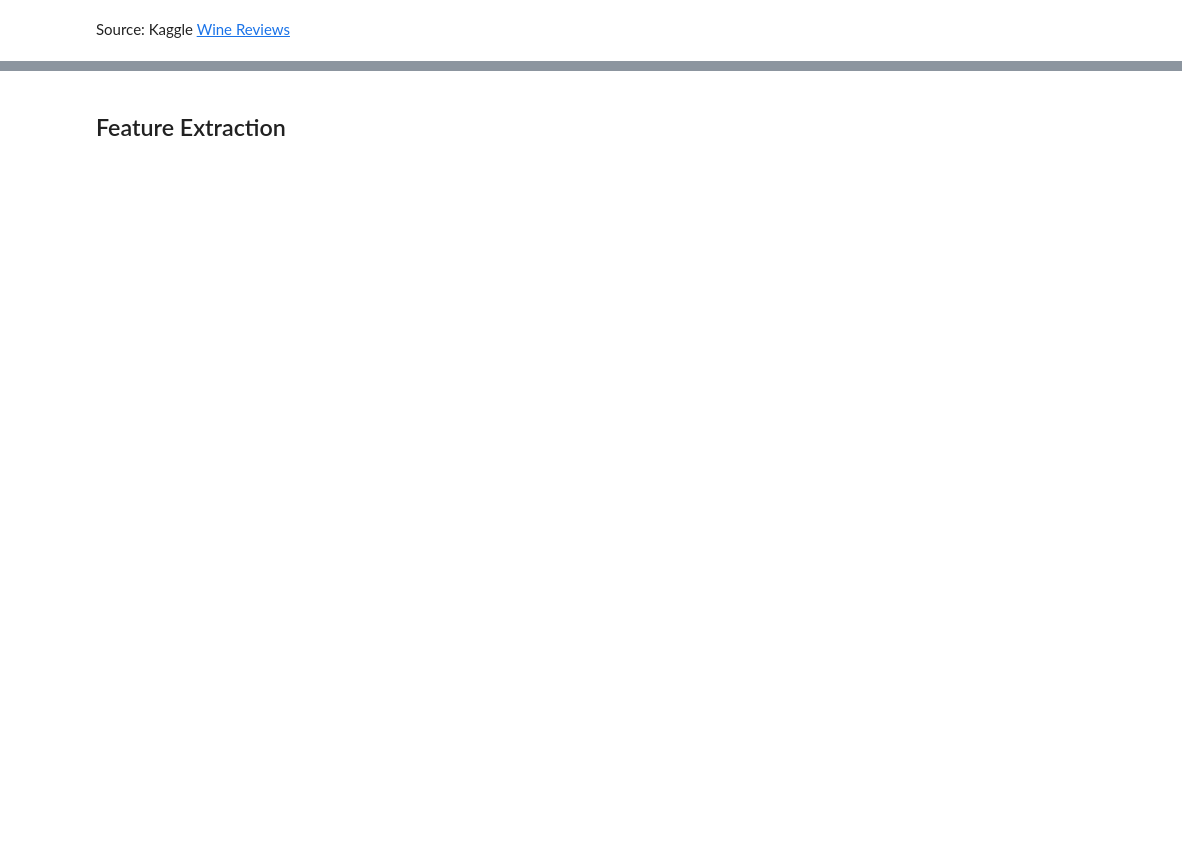
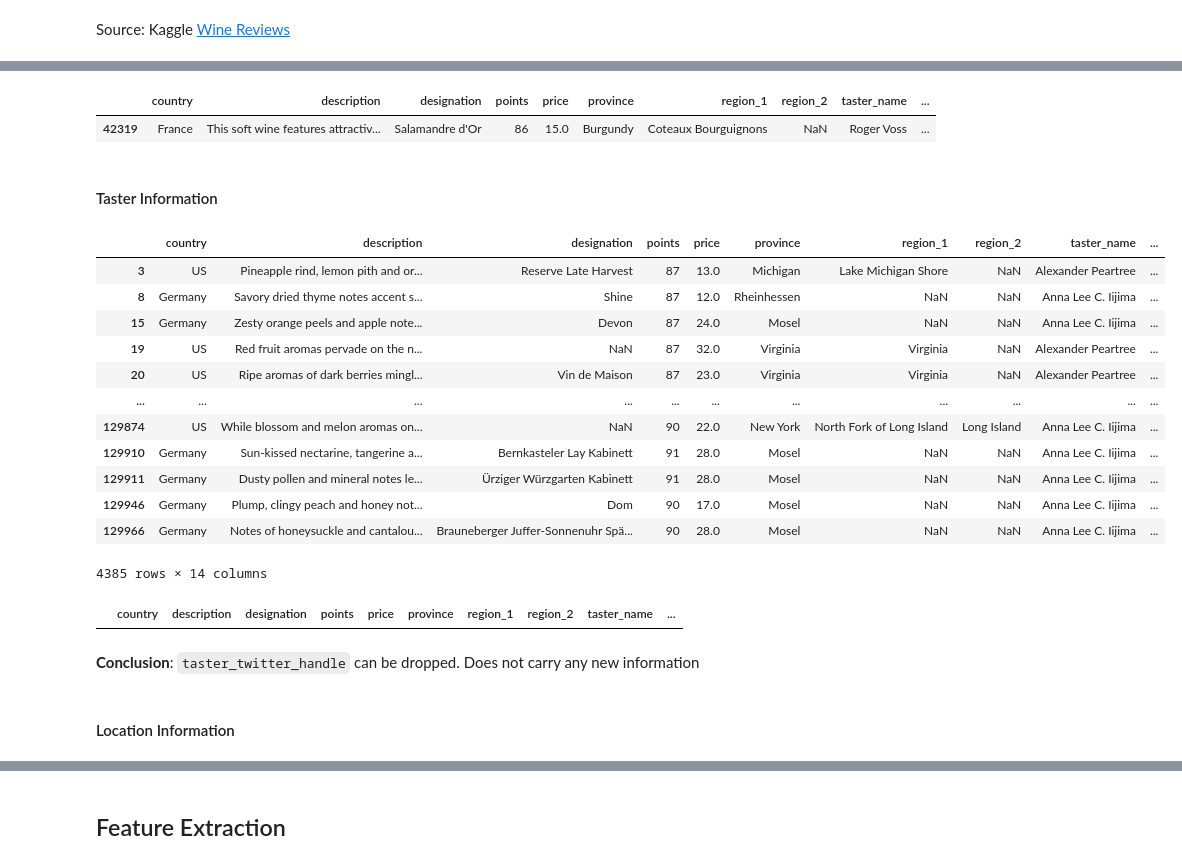
Before and after one commit to pasmith/oenologist, a Jupyter notebook: wine_review-1.ipynb, the cells around one changed output, grey strips where cells are left out. Drawn from its saved outputs; the diff is of its cells as text; code cells hidden in the pictures; blank space fills up the shorter version.

```diff
--- a/wine_review-1.ipynb
+++ b/wine_review-1.ipynb
@@ -113,0 +192,12 @@ reviews.describe()
+# %%
+mask = reviews.title.notna()
+mask &= reviews.description.notna()
+mask &= reviews.year.notna()
+mask &= reviews.variety.notna()
+mask &= reviews.winery.notna()
+mask &= reviews.country.notna()
+mask &= reviews.province.notna()
+mask &= reviews.points.notna()
+mask &= reviews.price.notna()
+reviews[mask].info()
+reviews[mask].isna().sum()
@@ -113,0 +361,34 @@ reviews.describe()
+# %%
+# verify one copy of duplicate reviews remains in the data set after dropping duplicates
+reviews[mask].drop_duplicates('title').query('title == "Vignerons des Pierres Dorées 2015 Salamandre d\'Or  (Coteaux Bourguignons)"')
+# %% [output]
+|  | country | description | designation | points | price | province | region_1 | region_2 | taster_name | ... |
+| 42319 | France | This soft wine features attractiv... | Salamandre d'Or | 86 | 15.0 | Burgundy | Coteaux Bourguignons | NaN | Roger Voss | ... |
+# %% [markdown]
+#### Taster Information
+# %%
+# reviews where taster name is provided but no twitter handle
+reviews[mask].drop_duplicates('title')[(reviews[mask].drop_duplicates('title').taster_name.notnull()&reviews[mask].drop_duplicates('title').taster_twitter_handle.isnull())]
+# %% [output]
+|  | country | description | designation | points | price | province | region_1 | region_2 | taster_name | ... |
+| 3 | US | Pineapple rind, lemon pith and or... | Reserve Late Harvest | 87 | 13.0 | Michigan | Lake Michigan Shore | NaN | Alexander Peartree | ... |
+| 8 | Germany | Savory dried thyme notes accent s... | Shine | 87 | 12.0 | Rheinhessen | NaN | NaN | Anna Lee C. Iijima | ... |
+| 15 | Germany | Zesty orange peels and apple note... | Devon | 87 | 24.0 | Mosel | NaN | NaN | Anna Lee C. Iijima | ... |
+| 19 | US | Red fruit aromas pervade on the n... | NaN | 87 | 32.0 | Virginia | Virginia | NaN | Alexander Peartree | ... |
+| 20 | US | Ripe aromas of dark berries mingl... | Vin de Maison | 87 | 23.0 | Virginia | Virginia | NaN | Alexander Peartree | ... |
+| ... | ... | ... | ... | ... | ... | ... | ... | ... | ... | ... |
+| 129874 | US | While blossom and melon aromas on... | NaN | 90 | 22.0 | New York | North Fork of Long Island | Long Island | Anna Lee C. Iijima | ... |
+| 129910 | Germany | Sun-kissed nectarine, tangerine a... | Bernkasteler Lay Kabinett | 91 | 28.0 | Mosel | NaN | NaN | Anna Lee C. Iijima | ... |
+| 129911 | Germany | Dusty pollen and mineral notes le... | Ürziger Würzgarten Kabinett | 91 | 28.0 | Mosel | NaN | NaN | Anna Lee C. Iijima | ... |
+| 129946 | Germany | Plump, clingy peach and honey not... | Dom | 90 | 17.0 | Mosel | NaN | NaN | Anna Lee C. Iijima | ... |
+| 129966 | Germany | Notes of honeysuckle and cantalou... | Brauneberger Juffer-Sonnenuhr Spä... | 90 | 28.0 | Mosel | NaN | NaN | Anna Lee C. Iijima | ... |
+4385 rows × 14 columns
+# %%
+# reviews where twitter handle is provided but no taster name
+reviews[mask].drop_duplicates('title')[(reviews[mask].drop_duplicates('title').taster_name.isnull()&reviews[mask].drop_duplicates('title').taster_twitter_handle.notnull())]
+# %% [output]
+|  | country | description | designation | points | price | province | region_1 | region_2 | taster_name | ... |
+# %% [markdown]
+**Conclusion**: `taster_twitter_handle` can be dropped. Does not carry any new information
+# %% [markdown]
+#### Location Information
```
Also changed, not shown: parts of 77 cells of this notebook, 1 other file.
